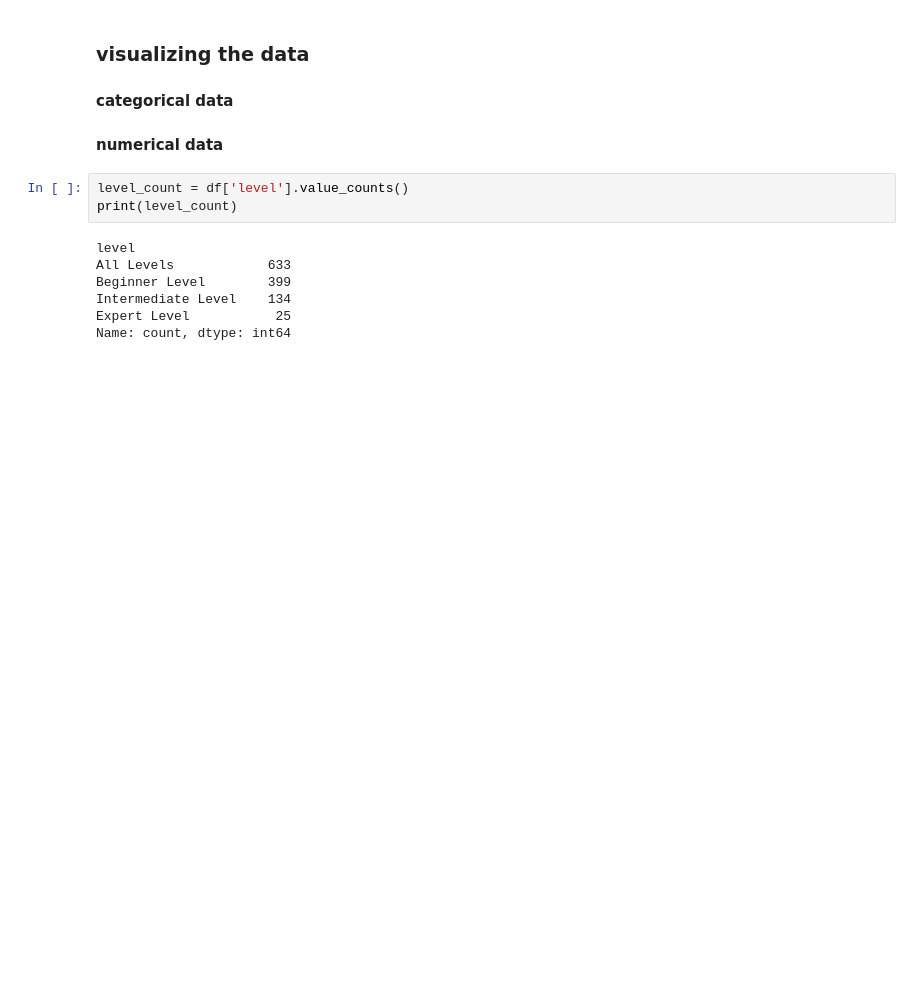
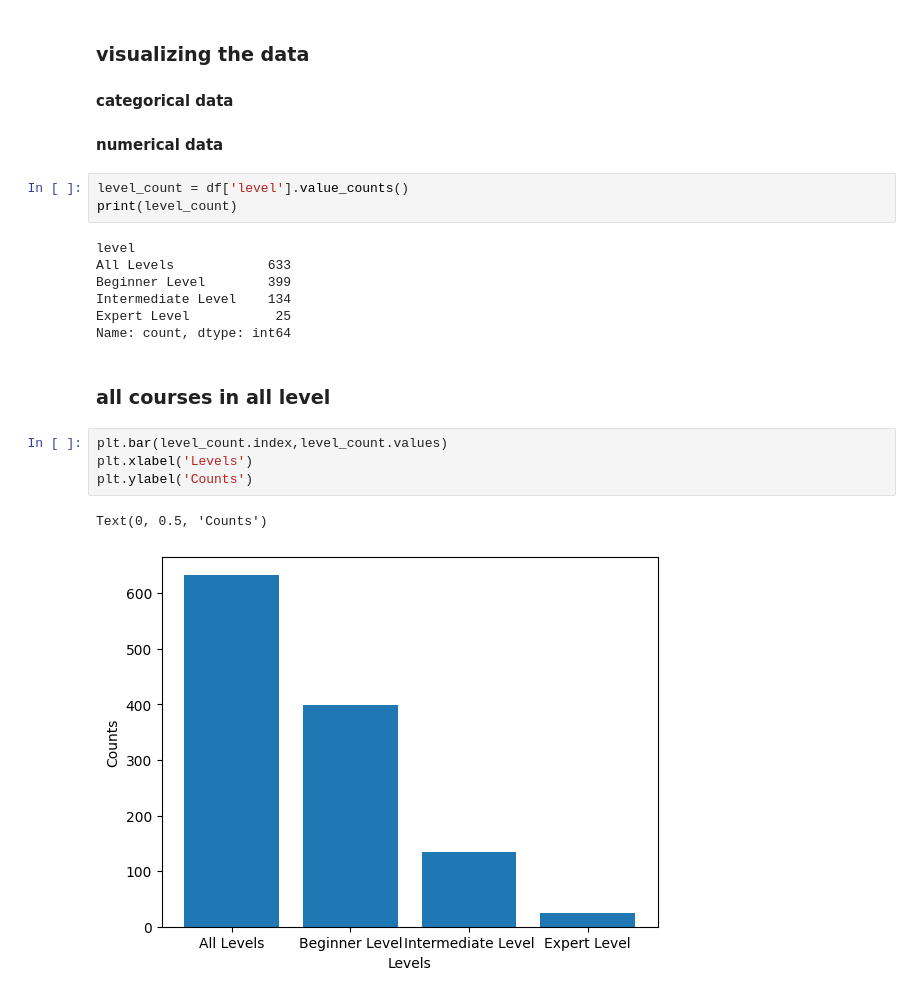
Before and after one commit to amitbudhathoki/Udemy_course_analysis, a Jupyter notebook: Udemy courses Analysis.ipynb, the cells around one changed output. Drawn from its saved outputs; the diff is of its cells as text; blank space fills up the shorter version.

```diff
--- a/Udemy courses Analysis.ipynb
+++ b/Udemy courses Analysis.ipynb
@@ -160,3 +160,12 @@ Beginner Level        399
 Intermediate Level    134
 Expert Level           25
 Name: count, dtype: int64
+# %% [markdown]
+### all courses in all level
+# %%
+plt.bar(level_count.index,level_count.values)
+plt.xlabel('Levels')
+plt.ylabel('Counts')
+# %% [output]
+Text(0, 0.5, 'Counts')
+[figure, added]
```
Also changed, not shown: parts of 2 cells of this notebook.
